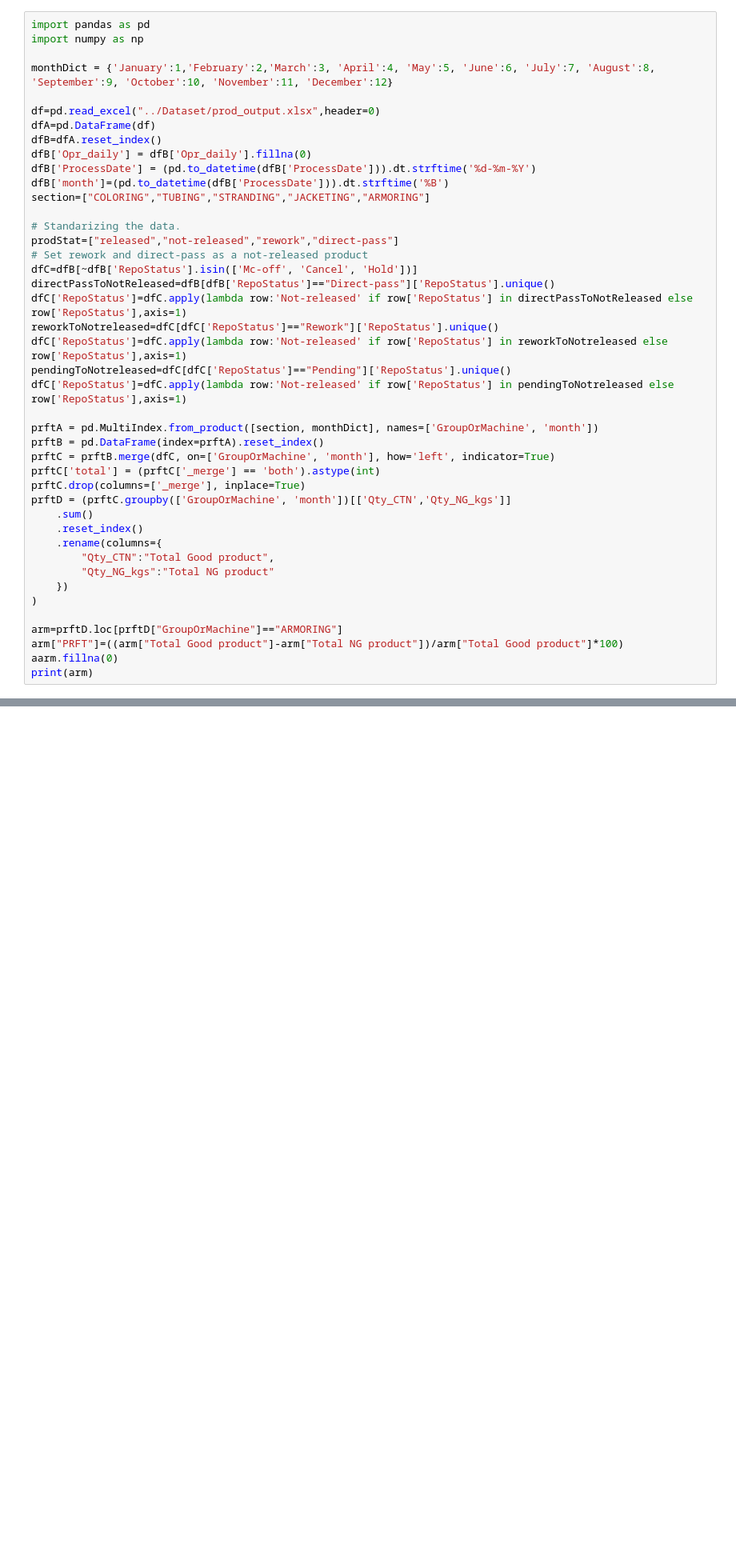
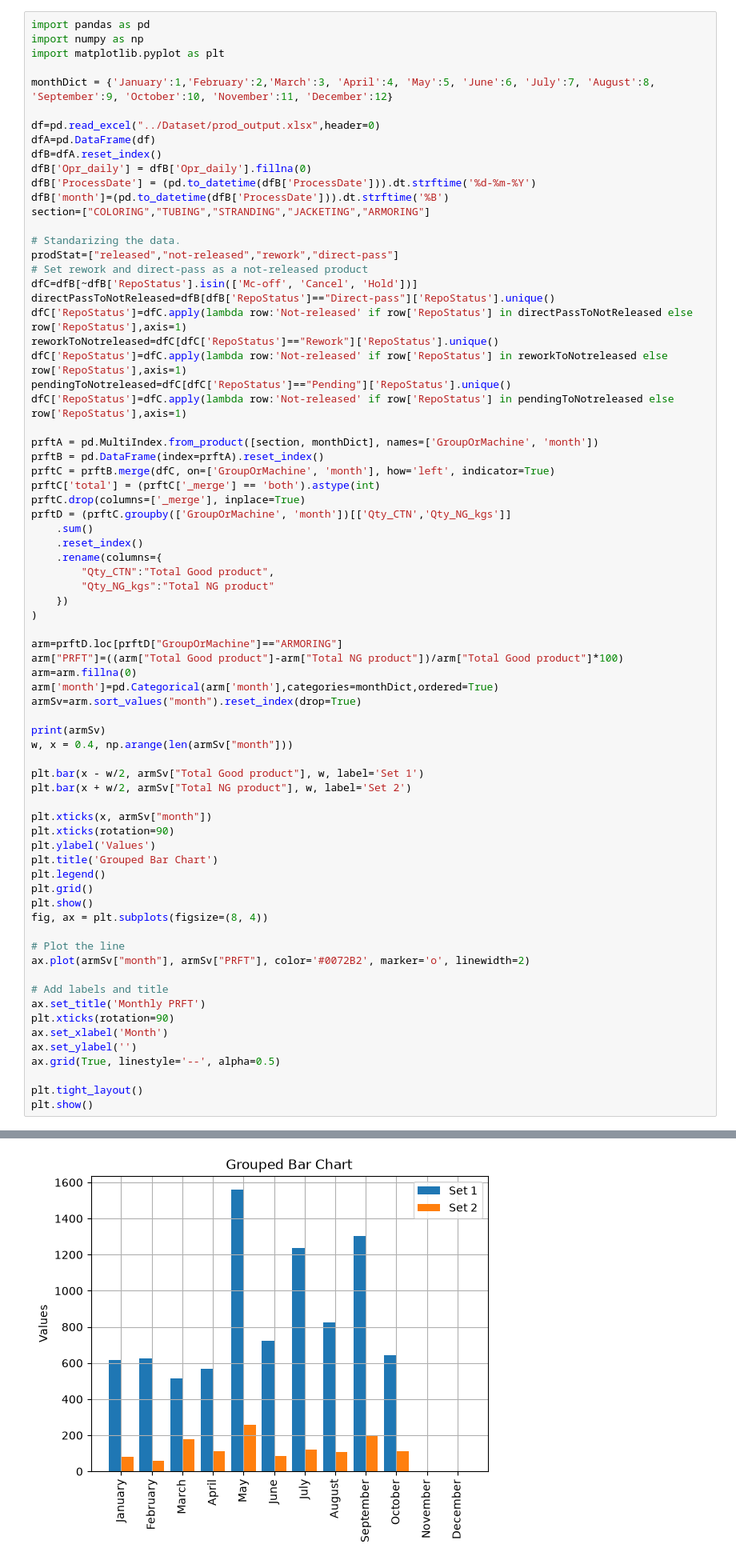
Before and after one commit to ronnifadhlillah/Notes, a Jupyter notebook: Manufacture/PRFT.ipynb, the cells around one changed output, grey strips where cells are left out. Shown at 80% size. Cells and saved outputs as stored; diff of their text form; blank space fills up the shorter version.

Commit message:
PRFT #12

```diff
--- a/Manufacture/PRFT.ipynb
+++ b/Manufacture/PRFT.ipynb
@@ -4,6 +20,7 @@ Product Right First Time. The products with a released / pass status at the time
 # %%
 import pandas as pd
 import numpy as np
+import matplotlib.pyplot as plt
 
 monthDict = {'January':1,'February':2,'March':3, 'April':4, 'May':5, 'June':6, 'July':7, 'August':8, 'September':9, 'October':10, 'November':11, 'December':12}
 
@@ -42,7 +59,36 @@ prftD = (prftC.groupby(['GroupOrMachine', 'month'])[['Qty_CTN','Qty_NG_kgs']]
 
 arm=prftD.loc[prftD["GroupOrMachine"]=="ARMORING"]
 arm["PRFT"]=((arm["Total Good product"]-arm["Total NG product"])/arm["Total Good product"]*100)
-aarm.fillna(0)
-print(arm)
+arm=arm.fillna(0)
+arm['month']=pd.Categorical(arm['month'],categories=monthDict,ordered=True)
+armSv=arm.sort_values("month").reset_index(drop=True)
+
+print(armSv)
+w, x = 0.4, np.arange(len(armSv["month"]))
+
+plt.bar(x - w/2, armSv["Total Good product"], w, label='Set 1')
+plt.bar(x + w/2, armSv["Total NG product"], w, label='Set 2')
+
+plt.xticks(x, armSv["month"])
+plt.xticks(rotation=90)
+plt.ylabel('Values')
+plt.title('Grouped Bar Chart')
+plt.legend()
+plt.grid()
+plt.show()
+fig, ax = plt.subplots(figsize=(8, 4))
+
+# Plot the line
+ax.plot(armSv["month"], armSv["PRFT"], color='#0072B2', marker='o', linewidth=2)
+
+# Add labels and title
+ax.set_title('Monthly PRFT')
+plt.xticks(rotation=90)
+ax.set_xlabel('Month')
+ax.set_ylabel('')
+ax.grid(True, linestyle='--', alpha=0.5)
+
+plt.tight_layout()
+plt.show()
 # %% [output]
    GroupOrMachine      month  Total Good product  Total NG product       PRFT
@@ -60,0 +107 @@ print(arm)
+[figure, added]
```
Also changed, not shown: parts of 2 cells of this notebook.
